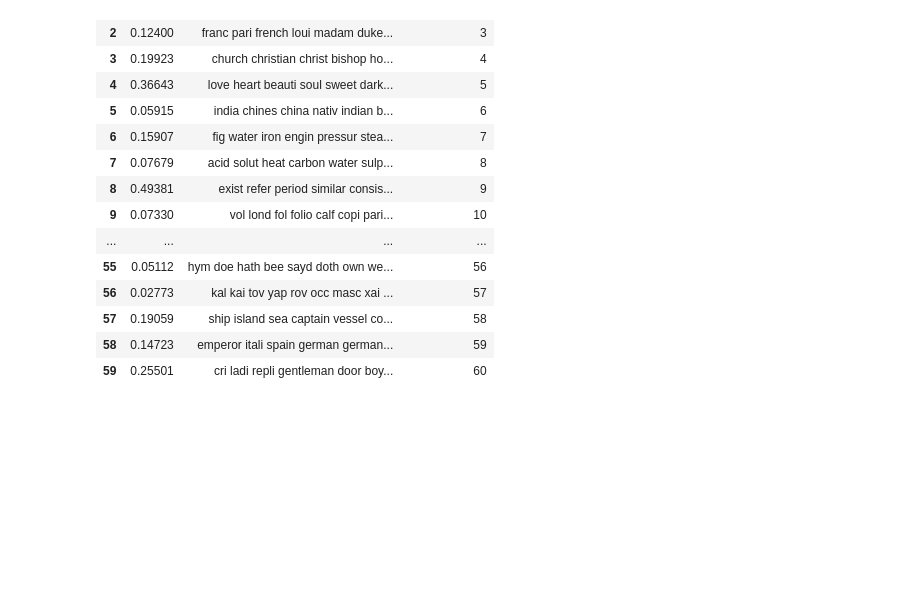
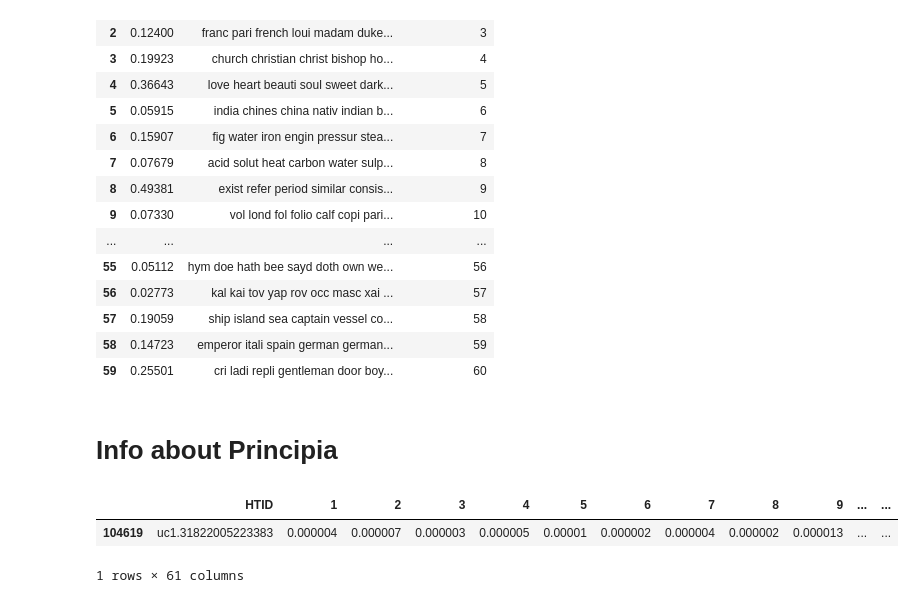
Before and after one commit to austinkennedy/Hathitrust, a Jupyter notebook: code/data_playground.ipynb, the cells around one changed output. Saved outputs shown, nothing was run; the diff lists cells and outputs as text; code cells hidden in the pictures; blank space fills up the shorter version.

```diff
--- a/code/data_playground.ipynb
+++ b/code/data_playground.ipynb
@@ -411,3 +411,5 @@ topics
 | 57 | 0.19059 | ship island sea captain vessel co... | 58 |
 | 58 | 0.14723 | emperor itali spain german german... | 59 |
 | 59 | 0.25501 | cri ladi repli gentleman door boy... | 60 |
+# %% [markdown]
+# Info about Principia
@@ -413,0 +423,8 @@ topics
+# %%
+htid = 'uc1.31822005223383'
+principia = data[data['HTID'] == htid]
+principia
+# %% [output]
+|  | HTID | 1 | 2 | 3 | 4 | 5 | 6 | 7 | 8 | 9 | ... | ... |
+| 104619 | uc1.31822005223383 | 0.000004 | 0.000007 | 0.000003 | 0.000005 | 0.00001 | 0.000002 | 0.000004 | 0.000002 | 0.000013 | ... | ... |
+1 rows × 61 columns
```
Also changed, not shown: parts of 4 cells of this notebook, 3 other files.
